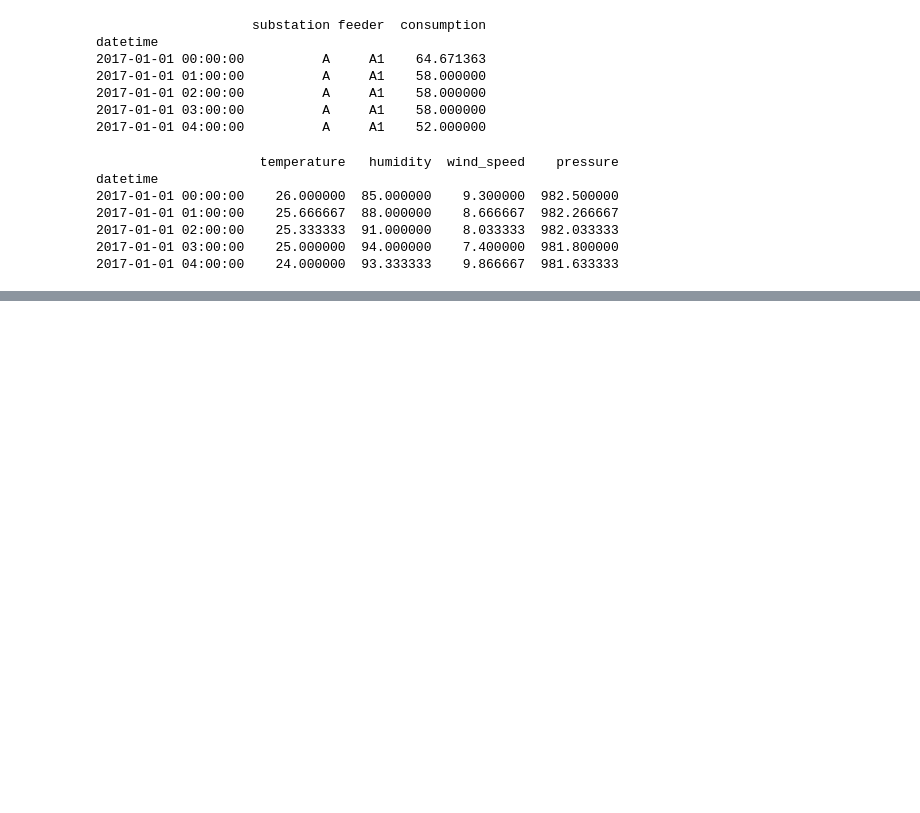
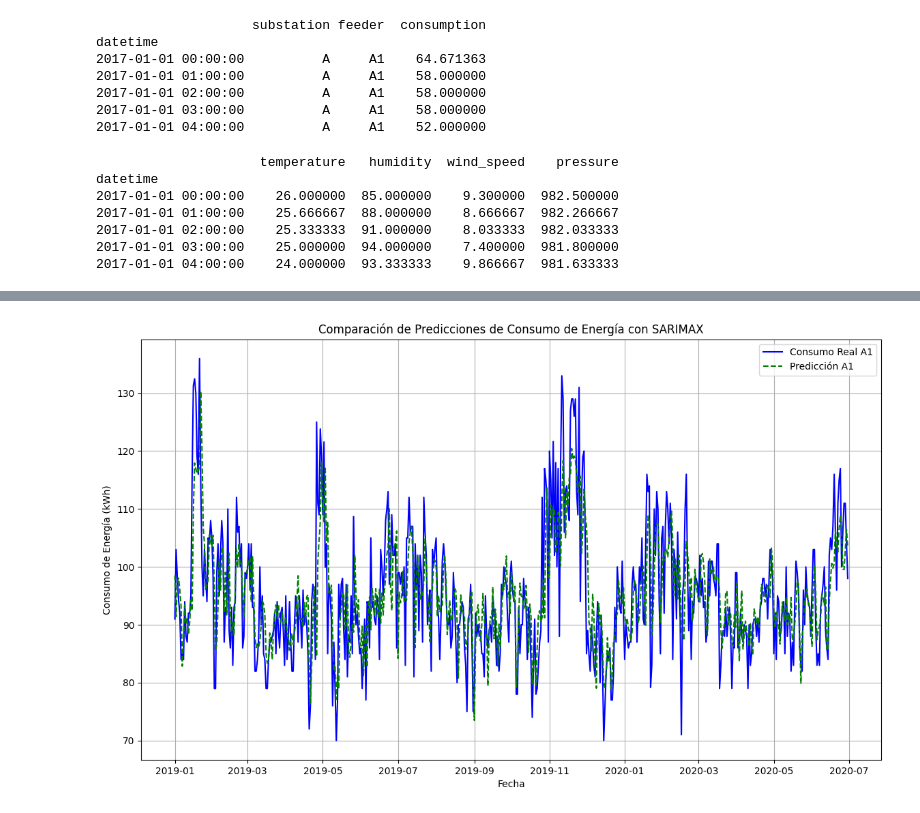
Before and after one commit to Patrick-221/Proyecto-Subestaciones-IA, a Jupyter notebook: SARIMAX.ipynb, the cells around one changed output, grey strips where cells are left out. Cells and saved outputs as stored; diff of their text form; code cells hidden in the pictures; blank space fills up the shorter version.

```diff
--- a/SARIMAX.ipynb
+++ b/SARIMAX.ipynb
@@ -250 +326,19 @@ MAE: 5.85, RMSE: 8.10
+# %%
+
+# %% Gráfico comparativo
+plt.figure(figsize=(14, 8))
+
+# Gráfico para la subestación A1
+plt.plot(daily_max_consumption.index, daily_max_consumption['max_consumption'], label='Consumo Real A1', color='blue')
+plt.plot(pred_mean.index, pred_mean, label='Predicción A1', linestyle='--', color='green')
+
+# Configuración del gráfico
+plt.xlabel('Fecha')
+plt.ylabel('Consumo de Energía (kWh)')
+plt.title('Comparación de Predicciones de Consumo de Energía con SARIMAX')
+plt.legend()
+plt.grid()
+plt.show()
+# %% [output]
+[figure, added]
 # %%
```
Also changed, not shown: parts of 9 cells of this notebook.
